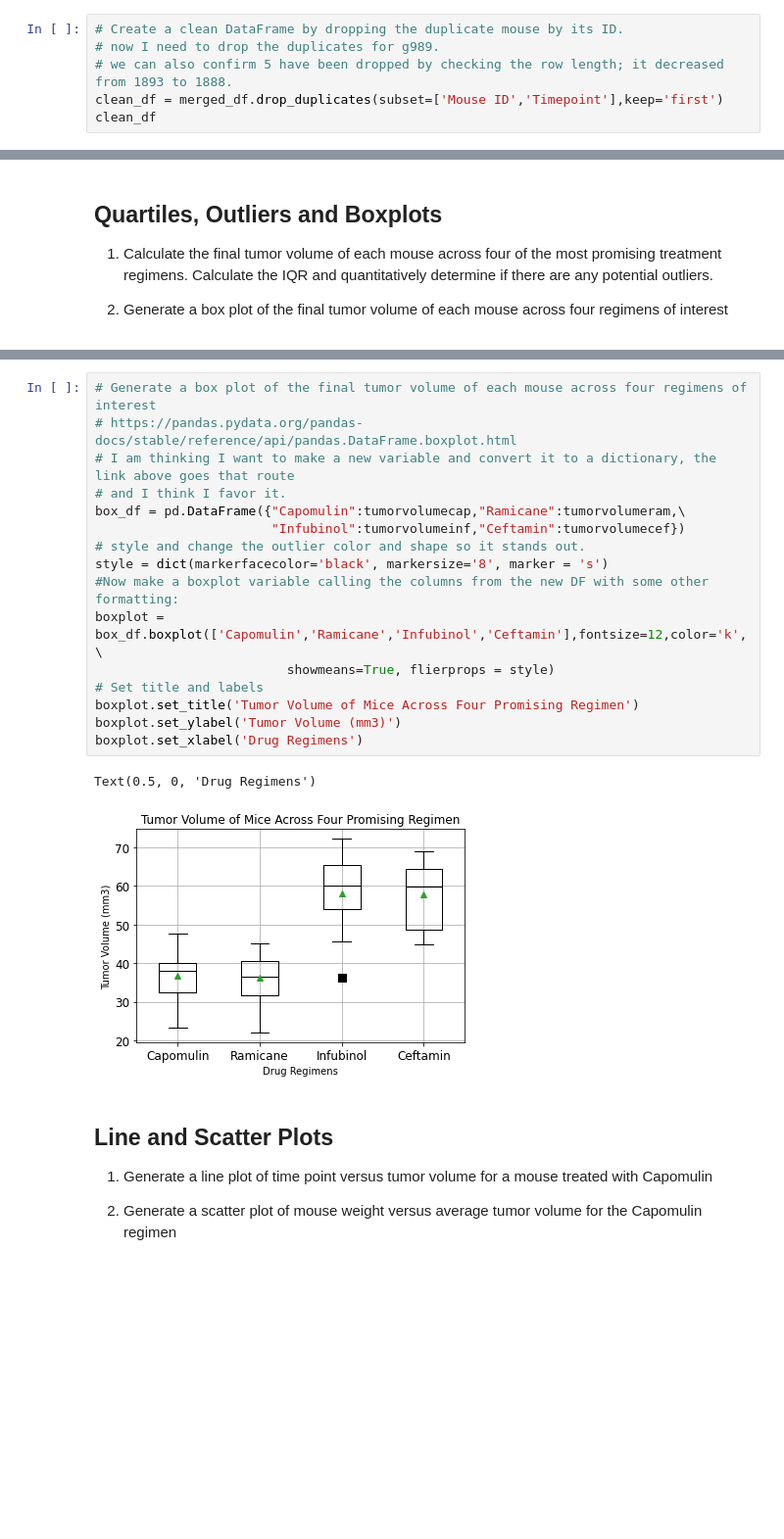
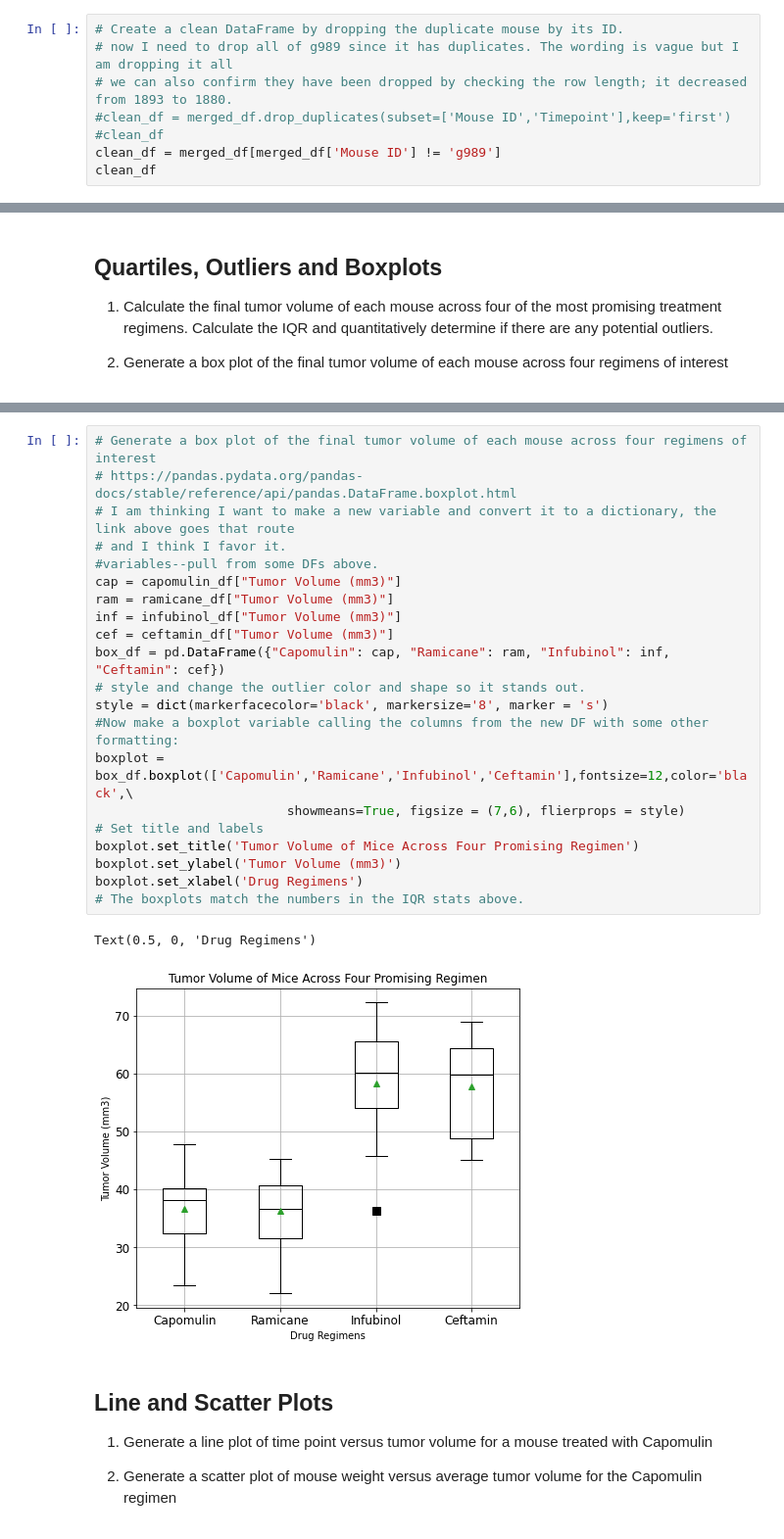
Before and after one commit to nbolt1989/matplotlib_challenge, a Jupyter notebook: Pymaceuticals.ipynb, the cells around one changed output, grey strips where cells are left out. Shown: that part at 98% size. Cells and saved outputs as stored; diff of their text form; blank space fills up the shorter version.

```diff
--- a/Pymaceuticals.ipynb
+++ b/Pymaceuticals.ipynb
@@ -73,9 +78,11 @@ findthedup_df
 | 917 | g989 | Propriva | Female | 21 | 26 | 20 | 54.657650 | ... |
 # %%
 # Create a clean DataFrame by dropping the duplicate mouse by its ID.
-# now I need to drop the duplicates for g989.
-# we can also confirm 5 have been dropped by checking the row length; it decreased from 1893 to 1888.
-clean_df = merged_df.drop_duplicates(subset=['Mouse ID','Timepoint'],keep='first')
+# now I need to drop all of g989 since it has duplicates. The wording is vague but I am dropping it all
+# we can also confirm they have been dropped by checking the row length; it decreased from 1893 to 1880.
+#clean_df = merged_df.drop_duplicates(subset=['Mouse ID','Timepoint'],keep='first')
+#clean_df
+clean_df = merged_df[merged_df['Mouse ID'] != 'g989']
 clean_df
 # %% [output]
 |  | Mouse ID | Drug Regimen | Sex | Age_months | Weight (g) | Timepoint | Tumor Volume (mm3) | ... |
@@ -370,22 +357,27 @@ Ceftamin: 112.18353981499999
 # %%
 # Generate a box plot of the final tumor volume of each mouse across four regimens of interest
 # https://pandas.pydata.org/pandas-docs/stable/reference/api/pandas.DataFrame.boxplot.html
 # I am thinking I want to make a new variable and convert it to a dictionary, the link above goes that route
 # and I think I favor it.
-box_df = pd.DataFrame({"Capomulin":tumorvolumecap,"Ramicane":tumorvolumeram,\
-                       "Infubinol":tumorvolumeinf,"Ceftamin":tumorvolumecef})
+#variables--pull from some DFs above.
+cap = capomulin_df["Tumor Volume (mm3)"]
+ram = ramicane_df["Tumor Volume (mm3)"]
+inf = infubinol_df["Tumor Volume (mm3)"]
+cef = ceftamin_df["Tumor Volume (mm3)"]
+box_df = pd.DataFrame({"Capomulin": cap, "Ramicane": ram, "Infubinol": inf, "Ceftamin": cef})
 # style and change the outlier color and shape so it stands out.
 style = dict(markerfacecolor='black', markersize='8', marker = 's')
 #Now make a boxplot variable calling the columns from the new DF with some other formatting:
-boxplot = box_df.boxplot(['Capomulin','Ramicane','Infubinol','Ceftamin'],fontsize=12,color='k',\
-                         showmeans=True, flierprops = style)
+boxplot = box_df.boxplot(['Capomulin','Ramicane','Infubinol','Ceftamin'],fontsize=12,color='black',\
+                         showmeans=True, figsize = (7,6), flierprops = style)
 # Set title and labels
 boxplot.set_title('Tumor Volume of Mice Across Four Promising Regimen')
 boxplot.set_ylabel('Tumor Volume (mm3)')
 boxplot.set_xlabel('Drug Regimens')
+# The boxplots match the numbers in the IQR stats above.
 # %% [output]
 Text(0.5, 0, 'Drug Regimens')
-[figure, old version]
+[figure, new version]
 # %% [markdown]
 ## Line and Scatter Plots
 1) Generate a line plot of time point versus tumor volume for a mouse treated with Capomulin
```
Also changed, not shown: parts of 20 cells of this notebook.
